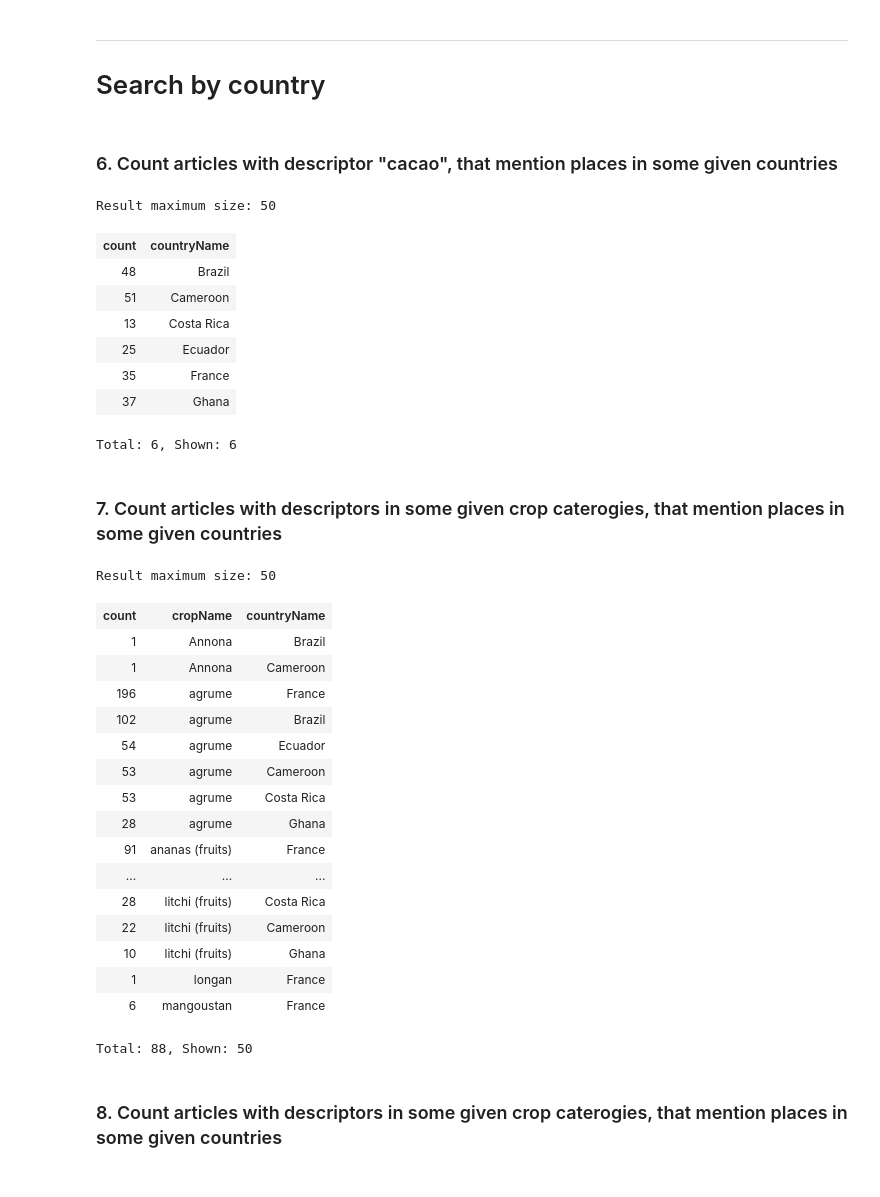
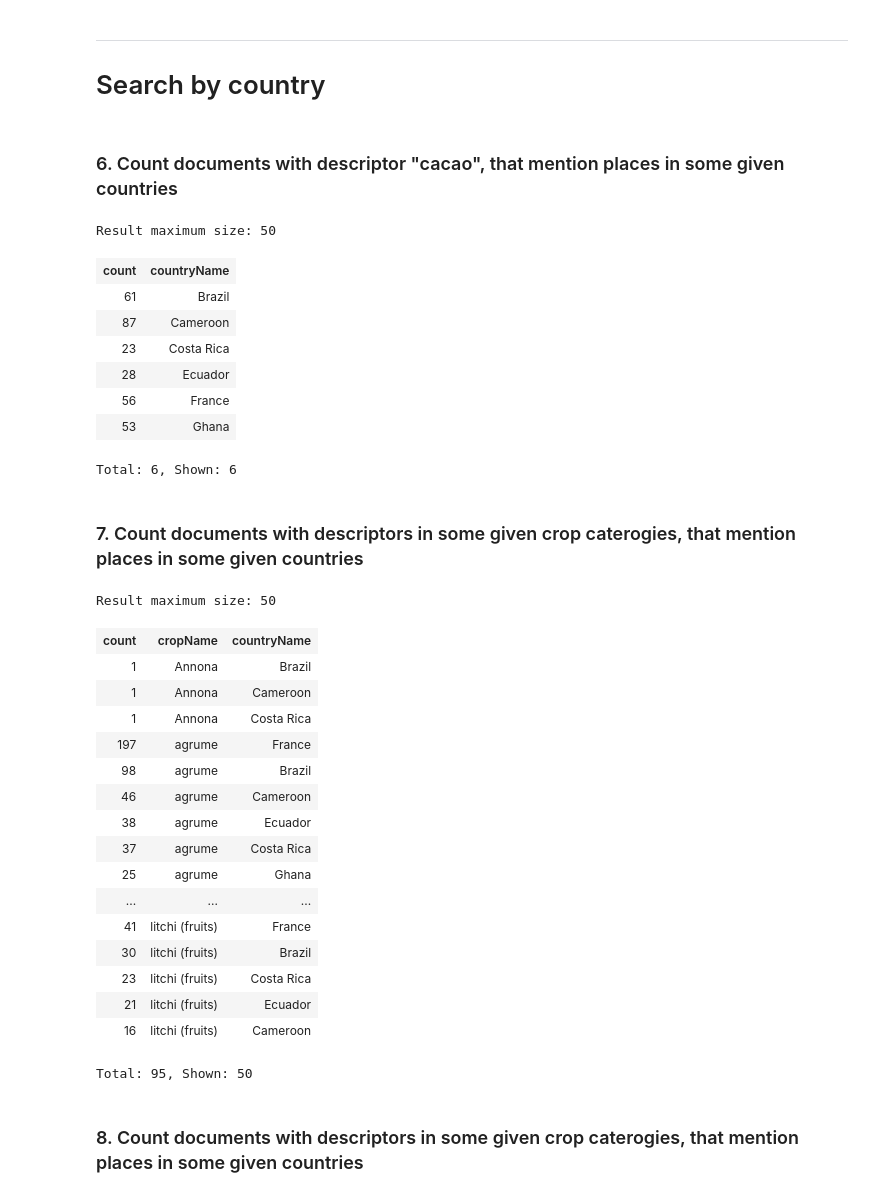
Before and after one commit to issa-project/issa-pipeline, a Jupyter notebook: notebooks/issa-geographic-NEs.ipynb, the cells around one changed output. Cells and saved outputs as stored; diff of their text form; code cells hidden in the pictures.

```diff
--- a/notebooks/issa-geographic-NEs.ipynb
+++ b/notebooks/issa-geographic-NEs.ipynb
@@ -286,26 +286,26 @@ ____
 
 # Search by country
 # %% [markdown]
-### 6. Count articles with descriptor "cacao", that mention places in some given countries
+### 6. Count documents with descriptor "cacao", that mention places in some given countries
 # %%
 %show 50
 
-SELECT (count(distinct ?article) as ?count) ?countryName
+SELECT (count(distinct ?document) as ?count) ?countryName
 FROM <http://geonames.org/graph>
-FROM <http://data-issa.cirad.fr/graph/articles>
+FROM <http://data-issa.cirad.fr/graph/documents>
 FROM <http://data-issa.cirad.fr/graph/geographic-nes>
 FROM <http://data-issa.cirad.fr/graph/thematic-descriptors>
 WHERE {
     # ----- Crops
     []  a issa:ThematicDescriptorAnnotation;
-        oa:hasTarget ?article;
+        oa:hasTarget ?document;
         oa:hasBody agrovoc:c_7713. # Concept "cacao"
 
 
     # ----- Geographic entities
     ?geoAnnot
         a issa:GeographicAnnotation;
-        schema:about ?article.
+        schema:about ?document.
 
     # Either the geo annotation points to Country or any of its subterritories
     { ?geoAnnot oa:hasBody ?country }
@@ -327,28 +327,28 @@ WHERE {
 # %% [output]
 Result maximum size: 50
 | count | countryName |
-| 48 | Brazil |
-| 51 | Cameroon |
-| 13 | Costa Rica |
-| 25 | Ecuador |
-| 35 | France |
-| 37 | Ghana |
+| 61 | Brazil |
+| 87 | Cameroon |
+| 23 | Costa Rica |
+| 28 | Ecuador |
+| 56 | France |
+| 53 | Ghana |
 Total: 6, Shown: 6
 # %% [markdown]
-### 7. Count articles with descriptors in some given crop caterogies, that mention places in some given countries
+### 7. Count documents with descriptors in some given crop caterogies, that mention places in some given countries
 # %%
 %show 50
 
-SELECT (count(distinct ?article) as ?count) ?cropName ?countryName
+SELECT (count(distinct ?document) as ?count) ?cropName ?countryName
 FROM <http://agrovoc.fao.org/graph>
 FROM <http://geonames.org/graph>
-FROM <http://data-issa.cirad.fr/graph/articles>
+FROM <http://data-issa.cirad.fr/graph/documents>
 FROM <http://data-issa.cirad.fr/graph/geographic-nes>
 FROM <http://data-issa.cirad.fr/graph/thematic-descriptors>
 WHERE {
     # ----- Crops
     []  a issa:ThematicDescriptorAnnotation;
-        oa:hasTarget ?article;
+        oa:hasTarget ?document;
         oa:hasBody ?crop.
 
     { ?crop skos:broader+ agrovoc:c_1474 } # cereals
@@ -358,50 +358,50 @@ WHERE {
     ?crop skosxl:prefLabel [ skosxl:literalForm ?cropName ].
     filter (langMatches(lang(?cropName), "fr"))
 
 
     # ----- Geographic entities
     ?geoAnnot
         a issa:GeographicAnnotation;
-        schema:about ?article.
+        schema:about ?document.
 
     # Either the geo annotation points to Country or any of its subterritories
     { ?geoAnnot oa:hasBody ?country }
     UNION
     { ?geoAnnot oa:hasBody [ gn:parentCountry ?country ]. }
 
     # Considered countries
     ?country gn:name ?countryName.
     values ?country {
         <https://sws.geonames.org/3017382/> # France
         <https://sws.geonames.org/3469034/> # Brazil
         <https://sws.geonames.org/3624060/> # Costa Rica
         <https://sws.geonames.org/3658394/> # Ecuador
         <https://sws.geonames.org/2233387/> # Cameroon
         <https://sws.geonames.org/2300660/> # Ghana
     }
 
 } order by ?cropName desc(?count)
 # %% [output]
 Result maximum size: 50
 | count | cropName | countryName |
 | 1 | Annona | Brazil |
 | 1 | Annona | Cameroon |
-| 196 | agrume | France |
-| 102 | agrume | Brazil |
-| 54 | agrume | Ecuador |
-| 53 | agrume | Cameroon |
-| 53 | agrume | Costa Rica |
-| 28 | agrume | Ghana |
-| 91 | ananas (fruits) | France |
+| 1 | Annona | Costa Rica |
+| 197 | agrume | France |
+| 98 | agrume | Brazil |
+| 46 | agrume | Cameroon |
+| 38 | agrume | Ecuador |
+| 37 | agrume | Costa Rica |
+| 25 | agrume | Ghana |
 | ... | ... | ... |
-| 28 | litchi (fruits) | Costa Rica |
-| 22 | litchi (fruits) | Cameroon |
-| 10 | litchi (fruits) | Ghana |
-| 1 | longan | France |
-| 6 | mangoustan | France |
+| 41 | litchi (fruits) | France |
+| 30 | litchi (fruits) | Brazil |
+| 23 | litchi (fruits) | Costa Rica |
+| 21 | litchi (fruits) | Ecuador |
+| 16 | litchi (fruits) | Cameroon |
-Total: 88, Shown: 50
+Total: 95, Shown: 50
 # %% [markdown]
-### 8. Count articles with descriptors in some given crop caterogies, that mention places in some given countries
+### 8. Count documents with descriptors in some given crop caterogies, that mention places in some given countries
 # %%
 %show 50
 
```
Also changed, not shown: parts of 15 cells of this notebook.
